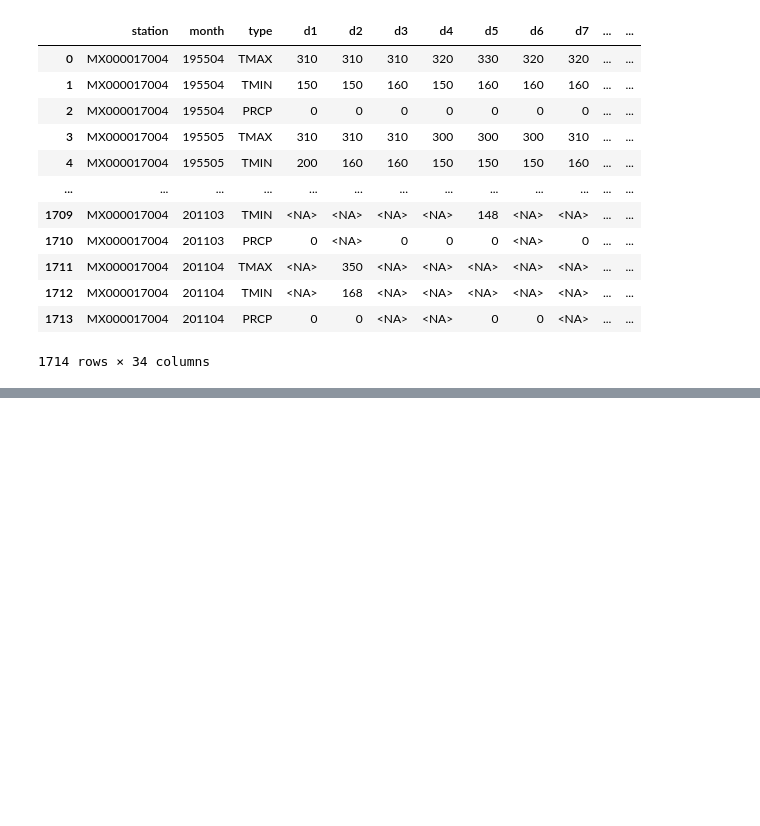
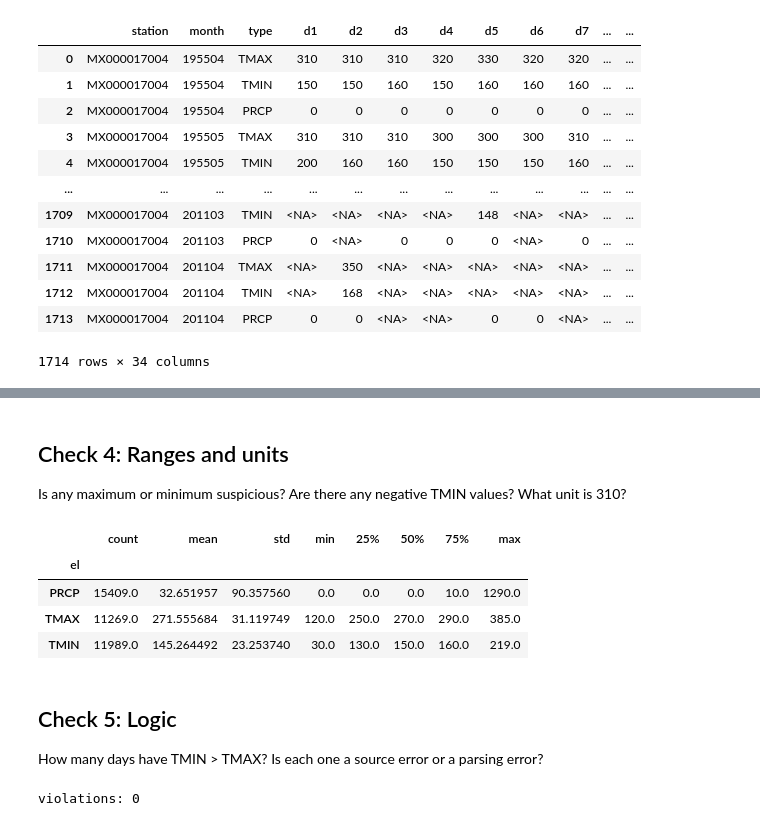
Before and after one commit to jiraroj-wir/MUIC-ICCS261-Principles-of-Data-Science, a Jupyter notebook: Copy_of_loading_legacy_data.ipynb, the cells around one changed output, grey strips where cells are left out. Saved outputs shown, nothing was run; the diff lists cells and outputs as text; code cells hidden in the pictures; blank space fills up the shorter version.

```diff
--- a/Copy_of_loading_legacy_data.ipynb
+++ b/Copy_of_loading_legacy_data.ipynb
@@ -289,0 +364,25 @@ df_wt
+# %% [markdown]
+## Check 4: Ranges and units
+
+Is any maximum or minimum suspicious? Are there any negative TMIN values? What unit is 310?
+# %%
+long = days.assign(el=el).melt(id_vars='el').dropna()
+long.groupby('el')['value'].describe()
+# %% [output]
+|  | count | mean | std | min | 25% | 50% | 75% | max |
+| el |  |  |  |  |  |  |  |  |
+| PRCP | 15409.0 | 32.651957 | 90.357560 | 0.0 | 0.0 | 0.0 | 10.0 | 1290.0 |
+| TMAX | 11269.0 | 271.555684 | 31.119749 | 120.0 | 250.0 | 270.0 | 290.0 | 385.0 |
+| TMIN | 11989.0 | 145.264492 | 23.253740 | 30.0 | 130.0 | 150.0 | 160.0 | 219.0 |
+# %% [markdown]
+## Check 5: Logic
+
+How many days have TMIN > TMAX? Is each one a source error or a parsing error?
+# %%
+# key  = df_wt['description'].str[:17]
+key = df_wt['station'] + ym
+tmax = days[el == 'TMAX'].set_index(key[el == 'TMAX'])
+tmin = days[el == 'TMIN'].set_index(key[el == 'TMIN'])
+print('violations:', (tmin > tmax.reindex(tmin.index)).sum().sum())
+# %% [output]
+violations: 0
```
Also changed, not shown: parts of 16 cells of this notebook, 1 other file.
